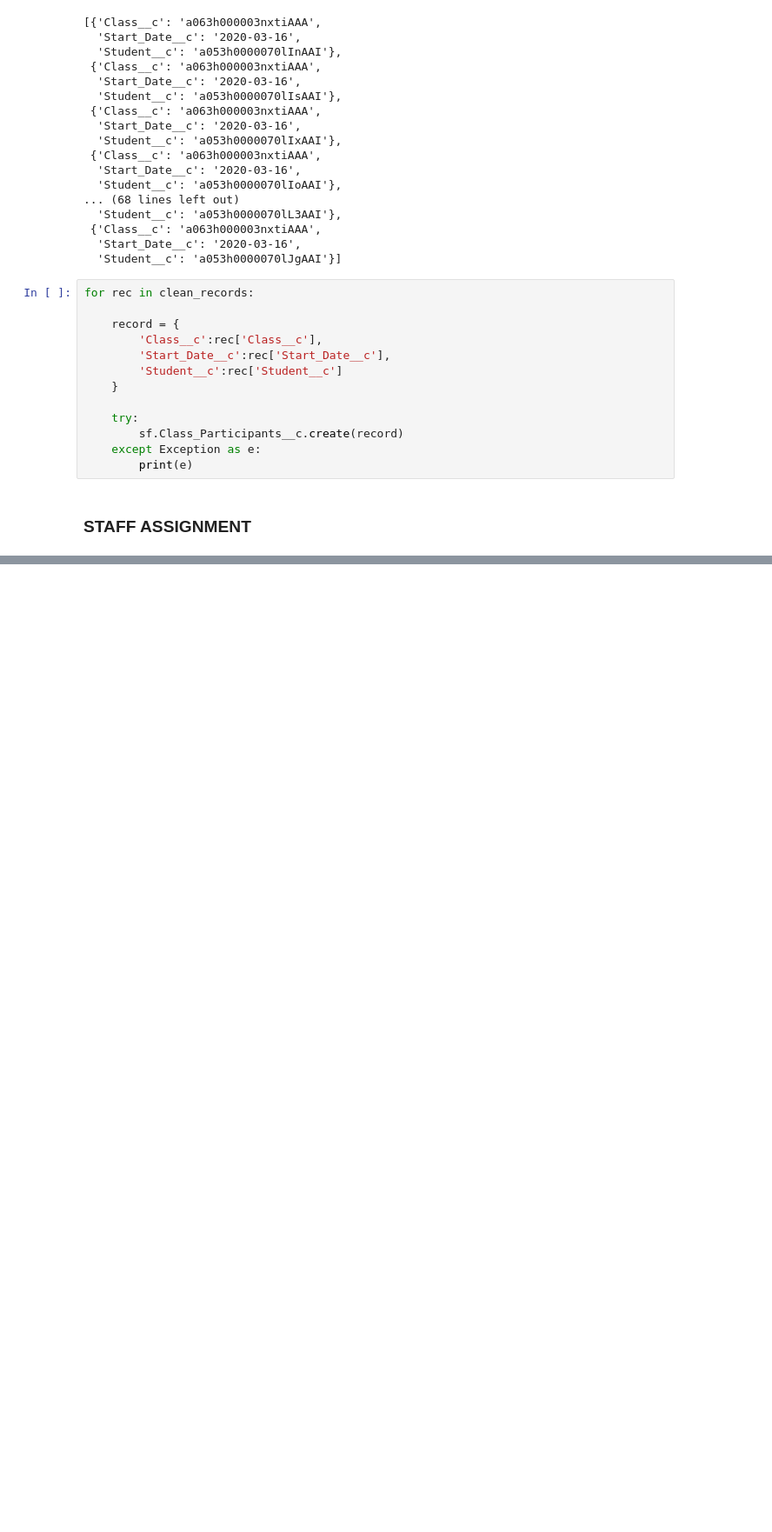
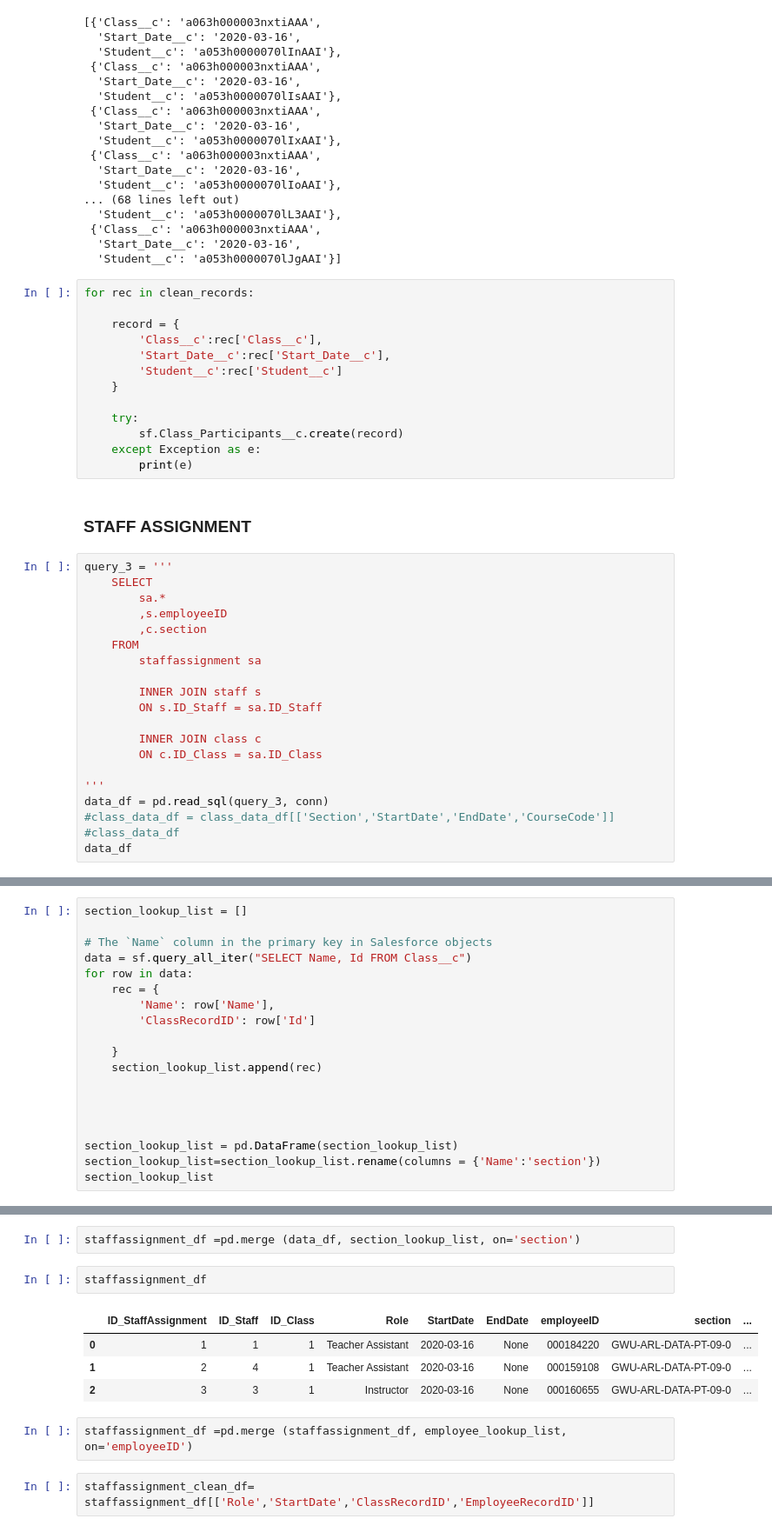
Before and after one commit to jmurillo-13/etl-project-jm, a Jupyter notebook: Salesforce Mini-project.ipynb, the cells around one changed output, grey strips where cells are left out. Shown at 87% size. Saved outputs shown, nothing was run; the diff lists cells and outputs as text; blank space fills up the shorter version.

```diff
--- a/Salesforce Mini-project.ipynb
+++ b/Salesforce Mini-project.ipynb
@@ -420,3 +420,23 @@ for rec in clean_records:
         print(e)
 # %% [markdown]
 ### STAFF ASSIGNMENT
+# %%
+query_3 = '''
+    SELECT
+        sa.*
+        ,s.employeeID
+        ,c.section
+    FROM
+        staffassignment sa
+
+        INNER JOIN staff s
+        ON s.ID_Staff = sa.ID_Staff
+
+        INNER JOIN class c
+        ON c.ID_Class = sa.ID_Class
+
+'''
+data_df = pd.read_sql(query_3, conn)
+#class_data_df = class_data_df[['Section','StartDate','EndDate','CourseCode']]
+#class_data_df
+data_df
@@ -422,0 +448,19 @@ for rec in clean_records:
+# %%
+section_lookup_list = []
+
+# The `Name` column in the primary key in Salesforce objects
+data = sf.query_all_iter("SELECT Name, Id FROM Class__c")
+for row in data:
+    rec = {
+        'Name': row['Name'],
+        'ClassRecordID': row['Id']
+
+    }
+    section_lookup_list.append(rec)
+
+
+
+
+section_lookup_list = pd.DataFrame(section_lookup_list)
+section_lookup_list=section_lookup_list.rename(columns = {'Name':'section'})
+section_lookup_list
@@ -435,0 +497,13 @@ for row in data:
+# %%
+staffassignment_df =pd.merge (data_df, section_lookup_list, on='section')
+# %%
+staffassignment_df
+# %% [output]
+|  | ID_StaffAssignment | ID_Staff | ID_Class | Role | StartDate | EndDate | employeeID | section | ... |
+| 0 | 1 | 1 | 1 | Teacher Assistant | 2020-03-16 | None | 000184220 | GWU-ARL-DATA-PT-09-0 | ... |
+| 1 | 2 | 4 | 1 | Teacher Assistant | 2020-03-16 | None | 000159108 | GWU-ARL-DATA-PT-09-0 | ... |
+| 2 | 3 | 3 | 1 | Instructor | 2020-03-16 | None | 000160655 | GWU-ARL-DATA-PT-09-0 | ... |
+# %%
+staffassignment_df =pd.merge (staffassignment_df, employee_lookup_list, on='employeeID')
+# %%
+staffassignment_clean_df= staffassignment_df[['Role','StartDate','ClassRecordID','EmployeeRecordID']]
```
Also changed, not shown: parts of 7 cells of this notebook.
